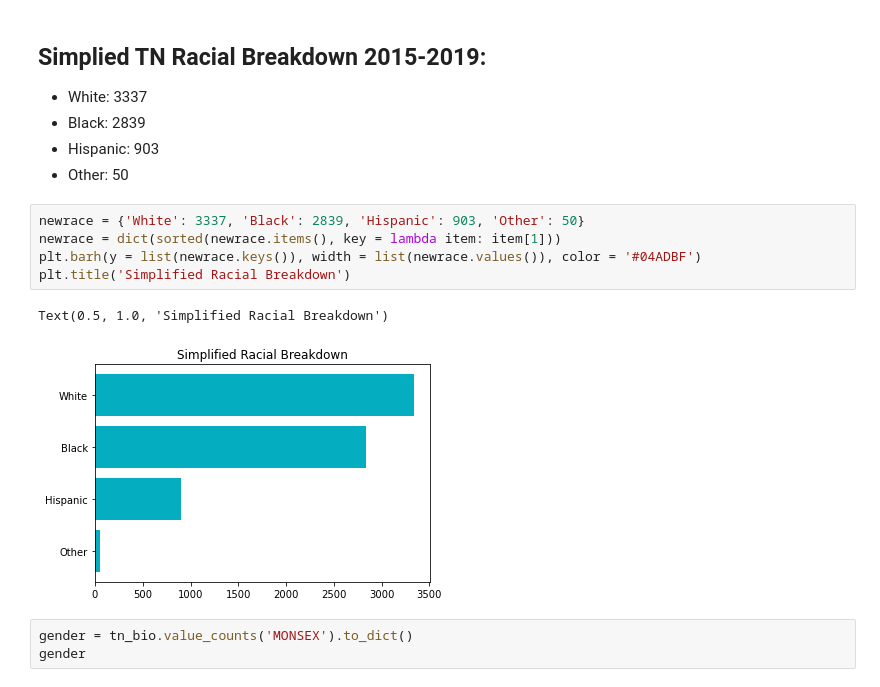
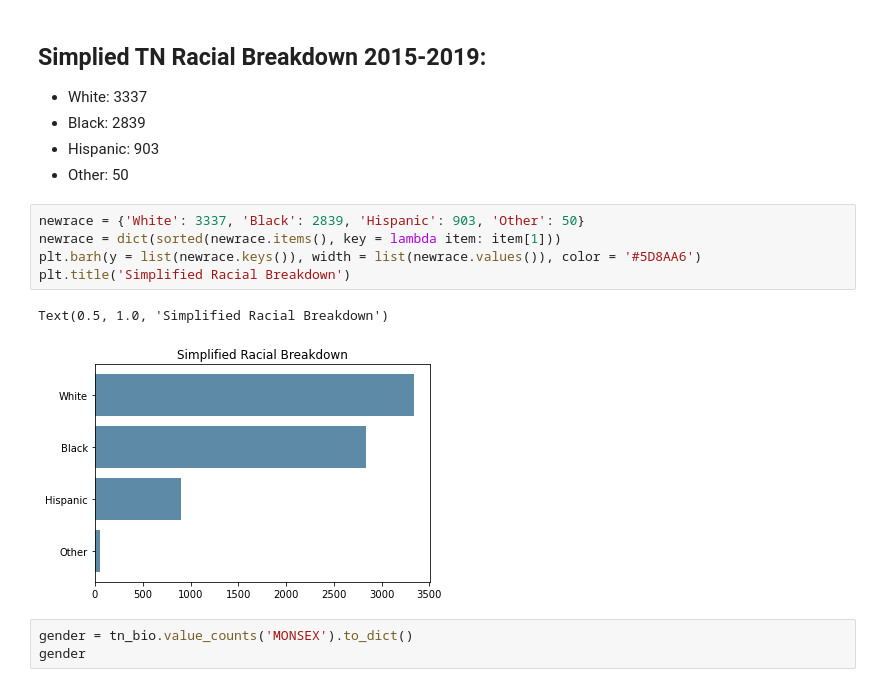
Before and after one commit to jenwhitson/sentencing_project, a Jupyter notebook: notebooks/individual_offender_eda.ipynb, the cells around one changed output. Saved outputs shown, nothing was run; the diff lists cells and outputs as text.

```diff
--- a/notebooks/individual_offender_eda.ipynb
+++ b/notebooks/individual_offender_eda.ipynb
@@ -838,11 +838,11 @@ newrace
 # %%
 newrace = {'White': 3337, 'Black': 2839, 'Hispanic': 903, 'Other': 50}
 newrace = dict(sorted(newrace.items(), key = lambda item: item[1]))
-plt.barh(y = list(newrace.keys()), width = list(newrace.values()), color = '#04ADBF')
+plt.barh(y = list(newrace.keys()), width = list(newrace.values()), color = '#5D8AA6')
 plt.title('Simplified Racial Breakdown')
 # %% [output]
 Text(0.5, 1.0, 'Simplified Racial Breakdown')
-[figure, old version]
+[figure, new version]
 # %%
 gender = tn_bio.value_counts('MONSEX').to_dict()
 gender
```
Also changed, not shown: parts of 9 cells of this notebook.
